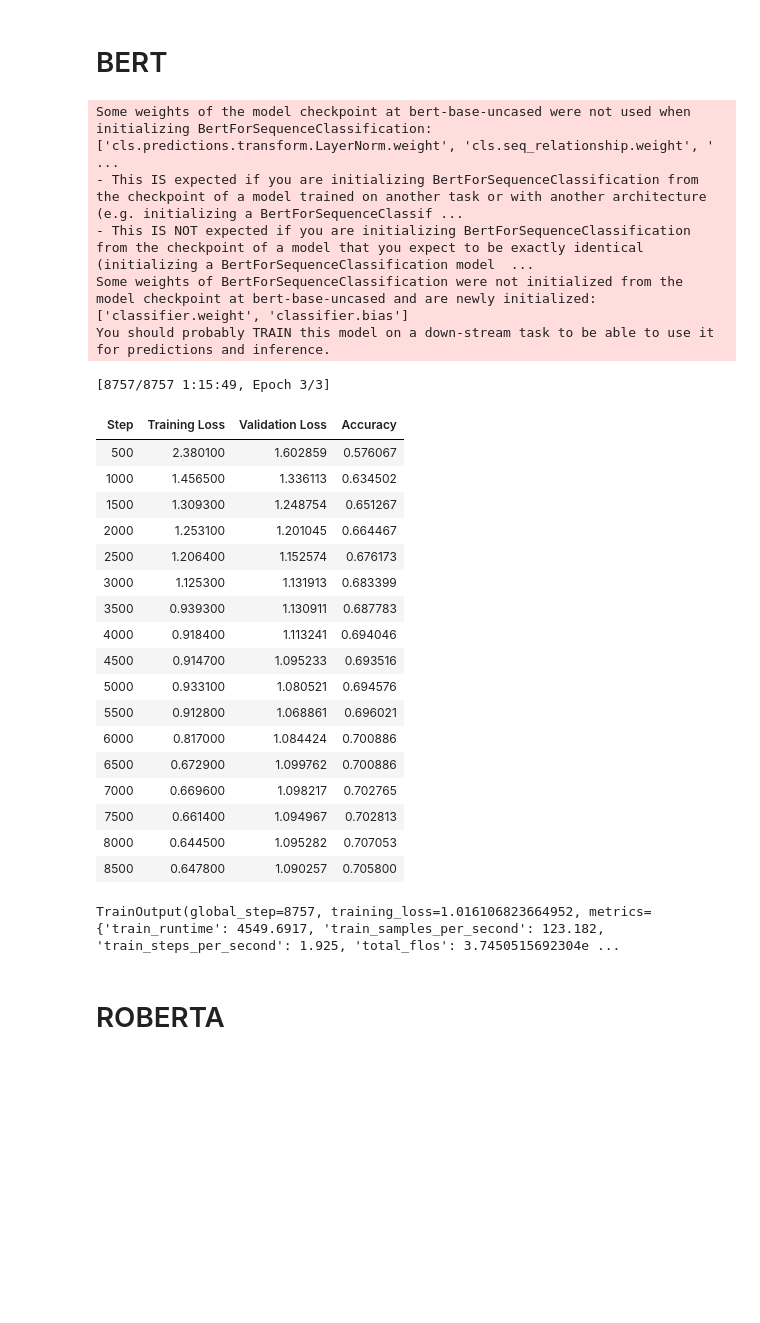
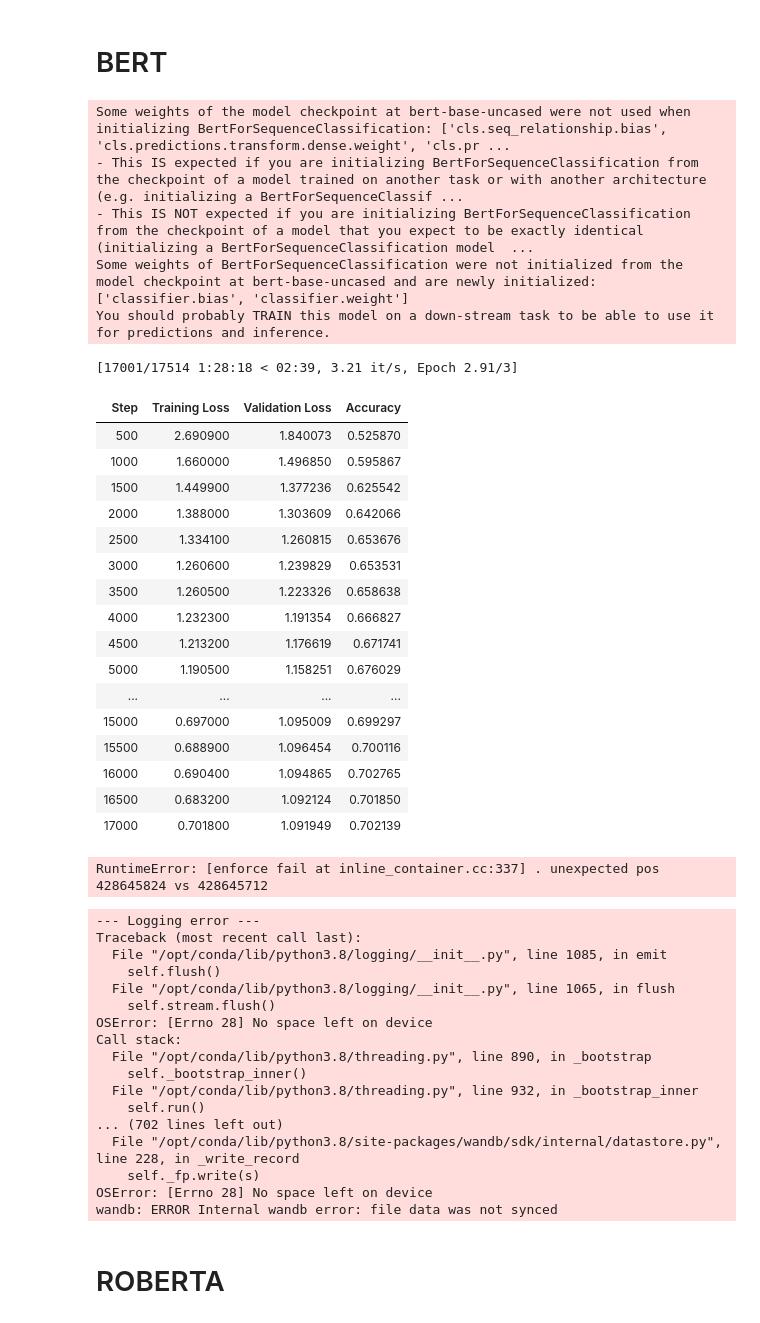
Before and after one commit to gyubinc/genre_summary, a Jupyter notebook: classification/classi.ipynb, the cells around one changed output. Saved outputs shown, nothing was run; the diff lists cells and outputs as text; code cells hidden in the pictures; blank space fills up the shorter version.

```diff
--- a/classification/classi.ipynb
+++ b/classification/classi.ipynb
@@ -387,56 +387,73 @@ valid_dataset = CustomDataset(valid_encodings, y_valid)
 num_labels = len(set(y_train))  # 클래스 수를 정의합니다.
 model = BertForSequenceClassification.from_pretrained('bert-base-uncased', num_labels=num_labels)
 
 # 학습 및 검증 인자 정의
 training_args = TrainingArguments(
     output_dir='./results',          # 출력 결과를 저장할 경로
     num_train_epochs=3,              # 훈련 에포크 수
-    per_device_train_batch_size=64,  # 훈련 배치 크기
-    per_device_eval_batch_size=64,   # 검증 배치 크기
+    per_device_train_batch_size=32,  # 훈련 배치 크기
+    per_device_eval_batch_size=32,   # 검증 배치 크기
     warmup_steps=500,                # 워밍업 스텝 수
-    weight_decay=0.01,               # 가중치 감쇠 비율
+    weight_decay=0.01,
+    learning_rate = 3e-05,# 가중치 감쇠 비율
     logging_dir='./logs',            # 로그를 저장할 경로
     logging_steps=500,                # 로깅할 스텝 크기
     evaluation_strategy='steps',     # 스텝마다 evaluation을 수행합니다.
     eval_steps=500,                  # 500스텝마다 evaluation을 수행합니다.
 )
 
 # Trainer 생성 및 학습
 trainer = Trainer(
     model=model,                         # 학습시킬 모델
     args=training_args,                  # 학습 인자
     train_dataset=train_dataset,         # 훈련 데이터셋
     eval_dataset=valid_dataset,          # 검증 데이터셋
     compute_metrics=compute_metrics      # 평가 메트릭 계산 함수
 )
 
 # 모델 학습
 trainer.train()
 # %% [output]
-Some weights of the model checkpoint at bert-base-uncased were not used when initializing BertForSequenceClassification: ['cls.predictions.transform.LayerNorm.weight', 'cls.seq_relationship.weight', ' ...
+Some weights of the model checkpoint at bert-base-uncased were not used when initializing BertForSequenceClassification: ['cls.seq_relationship.bias', 'cls.predictions.transform.dense.weight', 'cls.pr ...
 - This IS expected if you are initializing BertForSequenceClassification from the checkpoint of a model trained on another task or with another architecture (e.g. initializing a BertForSequenceClassif ...
 - This IS NOT expected if you are initializing BertForSequenceClassification from the checkpoint of a model that you expect to be exactly identical (initializing a BertForSequenceClassification model  ...
-Some weights of BertForSequenceClassification were not initialized from the model checkpoint at bert-base-uncased and are newly initialized: ['classifier.weight', 'classifier.bias']
+Some weights of BertForSequenceClassification were not initialized from the model checkpoint at bert-base-uncased and are newly initialized: ['classifier.bias', 'classifier.weight']
 You should probably TRAIN this model on a down-stream task to be able to use it for predictions and inference.
-[8757/8757 1:15:49, Epoch 3/3]
+[17001/17514 1:28:18 < 02:39, 3.21 it/s, Epoch 2.91/3]
 | Step | Training Loss | Validation Loss | Accuracy |
-| 500 | 2.380100 | 1.602859 | 0.576067 |
-| 1000 | 1.456500 | 1.336113 | 0.634502 |
-| 1500 | 1.309300 | 1.248754 | 0.651267 |
-| 2000 | 1.253100 | 1.201045 | 0.664467 |
-| 2500 | 1.206400 | 1.152574 | 0.676173 |
-| 3000 | 1.125300 | 1.131913 | 0.683399 |
-| 3500 | 0.939300 | 1.130911 | 0.687783 |
-| 4000 | 0.918400 | 1.113241 | 0.694046 |
-| 4500 | 0.914700 | 1.095233 | 0.693516 |
-| 5000 | 0.933100 | 1.080521 | 0.694576 |
-| 5500 | 0.912800 | 1.068861 | 0.696021 |
-| 6000 | 0.817000 | 1.084424 | 0.700886 |
-| 6500 | 0.672900 | 1.099762 | 0.700886 |
-| 7000 | 0.669600 | 1.098217 | 0.702765 |
-| 7500 | 0.661400 | 1.094967 | 0.702813 |
-| 8000 | 0.644500 | 1.095282 | 0.707053 |
-| 8500 | 0.647800 | 1.090257 | 0.705800 |
+| 500 | 2.690900 | 1.840073 | 0.525870 |
+| 1000 | 1.660000 | 1.496850 | 0.595867 |
+| 1500 | 1.449900 | 1.377236 | 0.625542 |
+| 2000 | 1.388000 | 1.303609 | 0.642066 |
+| 2500 | 1.334100 | 1.260815 | 0.653676 |
+| 3000 | 1.260600 | 1.239829 | 0.653531 |
+| 3500 | 1.260500 | 1.223326 | 0.658638 |
+| 4000 | 1.232300 | 1.191354 | 0.666827 |
+| 4500 | 1.213200 | 1.176619 | 0.671741 |
+| 5000 | 1.190500 | 1.158251 | 0.676029 |
+| ... | ... | ... | ... |
+| 15000 | 0.697000 | 1.095009 | 0.699297 |
+| 15500 | 0.688900 | 1.096454 | 0.700116 |
+| 16000 | 0.690400 | 1.094865 | 0.702765 |
+| 16500 | 0.683200 | 1.092124 | 0.701850 |
+| 17000 | 0.701800 | 1.091949 | 0.702139 |
-TrainOutput(global_step=8757, training_loss=1.016106823664952, metrics={'train_runtime': 4549.6917, 'train_samples_per_second': 123.182, 'train_steps_per_second': 1.925, 'total_flos': 3.7450515692304e ...
+RuntimeError: [enforce fail at inline_container.cc:337] . unexpected pos 428645824 vs 428645712
+--- Logging error ---
+Traceback (most recent call last):
+  File "/opt/conda/lib/python3.8/logging/__init__.py", line 1085, in emit
+    self.flush()
+  File "/opt/conda/lib/python3.8/logging/__init__.py", line 1065, in flush
+    self.stream.flush()
+OSError: [Errno 28] No space left on device
+Call stack:
+  File "/opt/conda/lib/python3.8/threading.py", line 890, in _bootstrap
+    self._bootstrap_inner()
+  File "/opt/conda/lib/python3.8/threading.py", line 932, in _bootstrap_inner
+    self.run()
+... (702 lines left out)
+  File "/opt/conda/lib/python3.8/site-packages/wandb/sdk/internal/datastore.py", line 228, in _write_record
+    self._fp.write(s)
+OSError: [Errno 28] No space left on device
+wandb: ERROR Internal wandb error: file data was not synced
 # %%
 # 모델 저장
```
Also changed, not shown: parts of 7 cells of this notebook.
